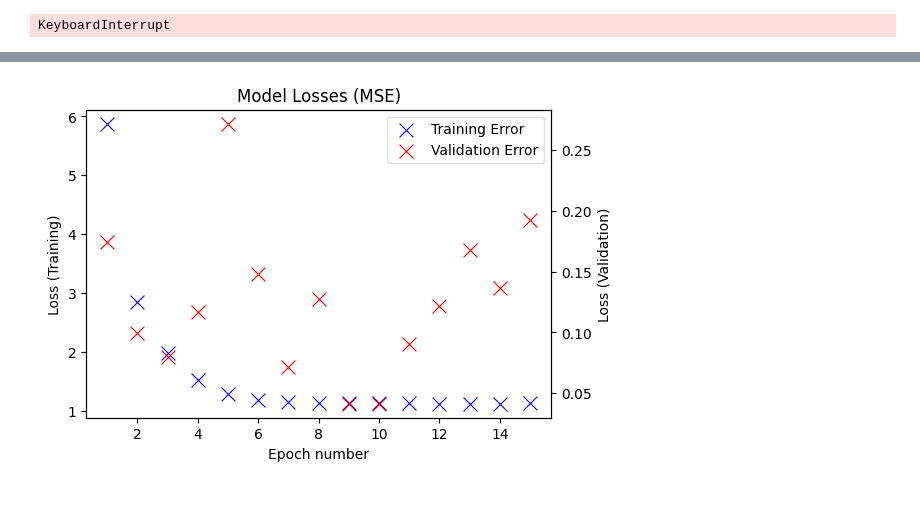
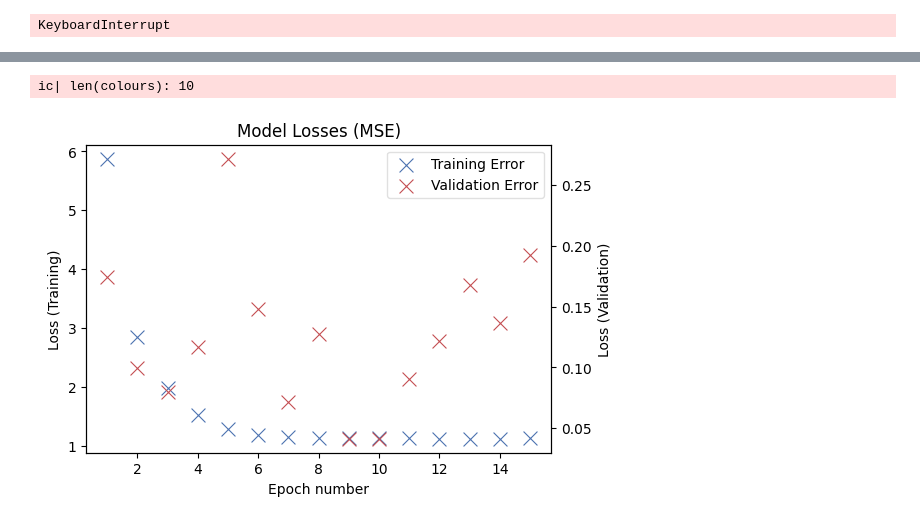
Before and after one commit to willhampshire/Depresjon_ML, a Jupyter notebook: modeltesting.ipynb, the cells around one changed output, grey strips where cells are left out. Saved outputs shown, nothing was run; the diff lists cells and outputs as text; code cells hidden in the pictures.

Commit message:
Notebook seaborn colours and commenting

```diff
--- a/modeltesting.ipynb
+++ b/modeltesting.ipynb
@@ -339,48 +300,47 @@ plt.show()
 import seaborn as sns
 import matplotlib.pyplot as plt
 import matplotlib.ticker as ticker
 from pandas import DataFrame as DF  # Optional if not already imported
 
-# .png (rasterised) or .svg (vector graphic)?
+# .png (rasterised), .svg (vector graphic) output?
 image_save_type = ['svg', 'png']  # 'png' or 'svg'
 
+# get default deep colours
+colours = sns.color_palette('deep')
+ic(len(colours))
+
 losses_df = DF(losses.epoch_losses)
+
+# plot data
 plt.figure(figsize=(6, 4))
 losses_df['epoch'] = losses_df.index + 1  # Add an epoch column for the x-axis
+ax1 = sns.scatterplot(x='epoch', y='loss', data=losses_df, label='Training Error', color=colours[0], marker='x', s=100)
+ax2 = ax1.twinx()
+sns.scatterplot(x='epoch', y='val_loss', data=losses_df, label='Validation Error', color=colours[3], marker='x', s=100, ax=ax2)
 
-ax1 = sns.scatterplot(x='epoch', y='loss', data=losses_df, label='Training Error', color='blue', marker='x', s=100)
-ax2 = ax1.twinx()
-sns.scatterplot(x='epoch', y='val_loss', data=losses_df, label='Validation Error', color='red', marker='x', s=100, ax=ax2)
-
-
+# create 1 single legend
 ax1.legend_.remove()
 ax2.legend_.remove()
-
-# Get handles and labels for both axes
 handles1, labels1 = ax1.get_legend_handles_labels()
 handles2, labels2 = ax2.get_legend_handles_labels()
-
-# Combine the legends from both axes
 handles = handles1 + handles2
 labels = labels1 + labels2
-
-# Plot legends without overlap
 plt.legend(handles, labels, facecolor='white', framealpha=0.6)
 
-
-# Add title and labels
+# title and labels
 plt.title('Model Losses (MSE)')
 ax1.set_xlabel('Epoch number')
 ax1.set_ylabel('Loss (Training)')
 ax2.set_ylabel('Loss (Validation)')
-plt.gca().xaxis.set_major_locator(ticker.MaxNLocator(integer=True))  # integer x scale
+plt.gca().xaxis.set_major_locator(ticker.MaxNLocator(integer=True))  # integers only on x scale
 
-# Save the figure based on image_save_type
+# Save figure
 if 'png' in image_save_type:
-    plt.savefig("model_losses.png", dpi=150, transparent=True)
+    plt.savefig("model_losses.png", dpi=150, transparent=False)
 if 'svg' in image_save_type:
     plt.savefig("model_losses.svg", format='svg', bbox_inches='tight')
 
 plt.show()
 # %% [output]
+ic| len(colours): 10
-[figure, old version]
+[figure, new version]
```
Also changed, not shown: parts of 2 cells of this notebook, 2 other files.
